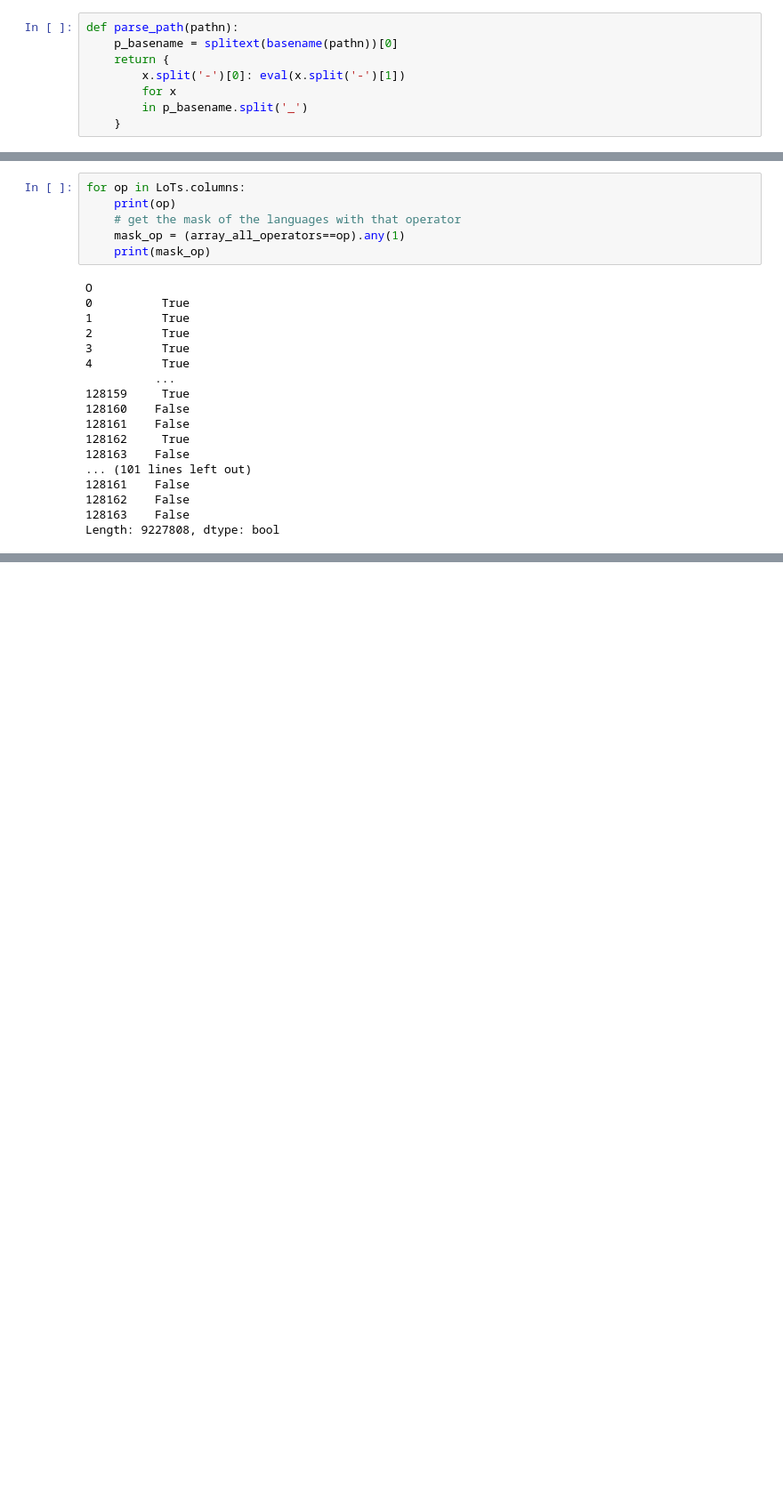
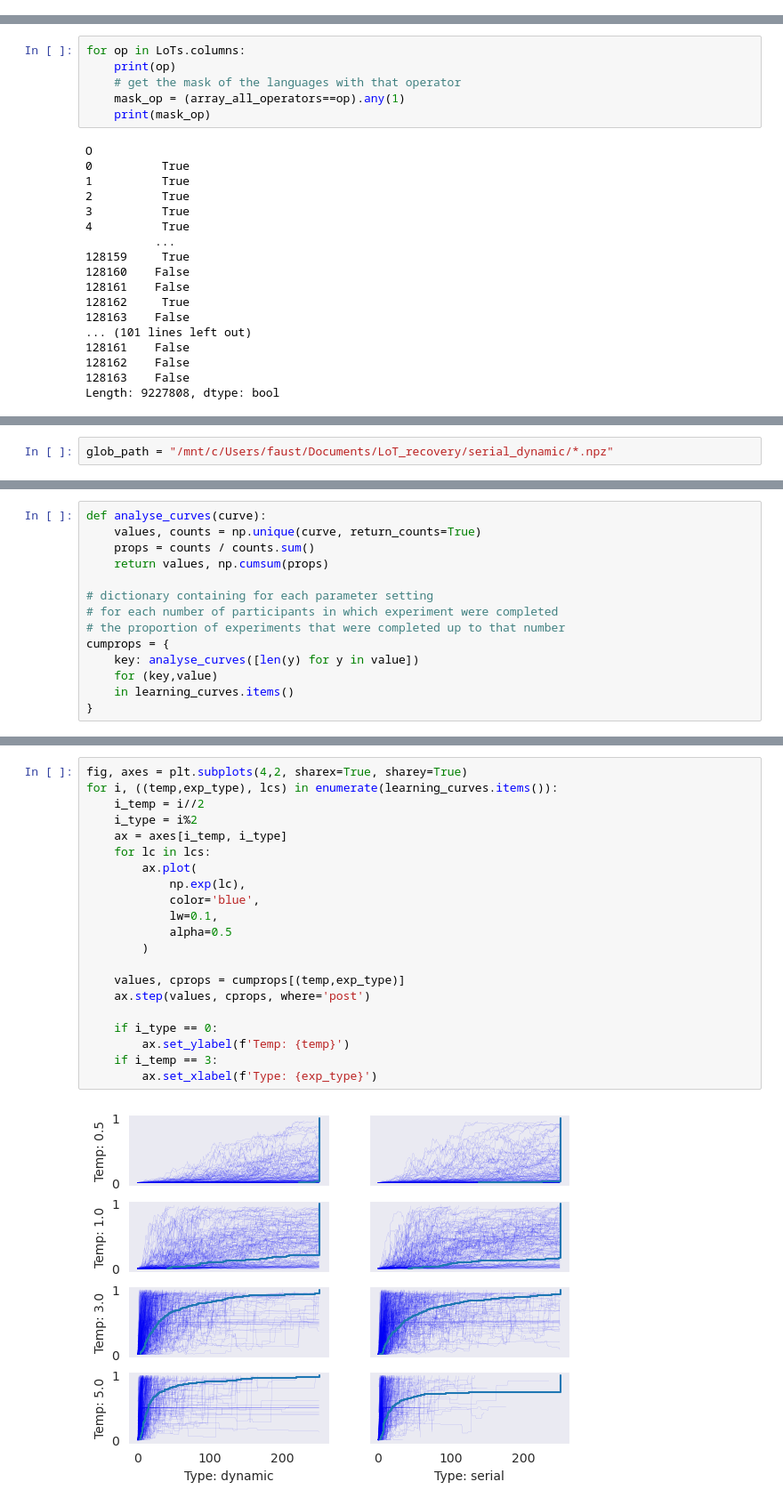
Before and after one commit to thelogicalgrammar/inferringLoT, a Jupyter notebook: bayesianAgents/plots_for_paper.ipynb, the cells around one changed output, grey strips where cells are left out. Shown at 89% size. Saved outputs shown, nothing was run; the diff lists cells and outputs as text; blank space fills up the shorter version.

```diff
--- a/bayesianAgents/plots_for_paper.ipynb
+++ b/bayesianAgents/plots_for_paper.ipynb
@@ -314,11 +329,3 @@ from os.path import splitext, basename
-# %%
-def parse_path(pathn):
-    p_basename = splitext(basename(pathn))[0]
-    return {
-        x.split('-')[0]: eval(x.split('-')[1])
-        for x
-        in p_basename.split('_')
-    }
 # %%
 dfs = []
 for path in glob('C:/Users/faust/Desktop/neuralNetsLoT/lot_recovery/*.npz'):
@@ -720,0 +730,2 @@ Length: 9227808, dtype: bool
+# %%
+glob_path = "/mnt/c/Users/faust/Documents/LoT_recovery/serial_dynamic/*.npz"
@@ -720,0 +782,14 @@ Length: 9227808, dtype: bool
+# %%
+def analyse_curves(curve):
+    values, counts = np.unique(curve, return_counts=True)
+    props = counts / counts.sum()
+    return values, np.cumsum(props)
+
+# dictionary containing for each parameter setting
+# for each number of participants in which experiment were completed
+# the proportion of experiments that were completed up to that number
+cumprops = {
+    key: analyse_curves([len(y) for y in value])
+    for (key,value)
+    in learning_curves.items()
+}
@@ -720,0 +816,23 @@ Length: 9227808, dtype: bool
+# %%
+fig, axes = plt.subplots(4,2, sharex=True, sharey=True)
+for i, ((temp,exp_type), lcs) in enumerate(learning_curves.items()):
+    i_temp = i//2
+    i_type = i%2
+    ax = axes[i_temp, i_type]
+    for lc in lcs:
+        ax.plot(
+            np.exp(lc),
+            color='blue',
+            lw=0.1,
+            alpha=0.5
+        )
+
+    values, cprops = cumprops[(temp,exp_type)]
+    ax.step(values, cprops, where='post')
+
+    if i_type == 0:
+        ax.set_ylabel(f'Temp: {temp}')
+    if i_temp == 3:
+        ax.set_xlabel(f'Type: {exp_type}')
+# %% [output]
+[figure, added]
```
Also changed, not shown: parts of 9 cells of this notebook, 3 other files.
